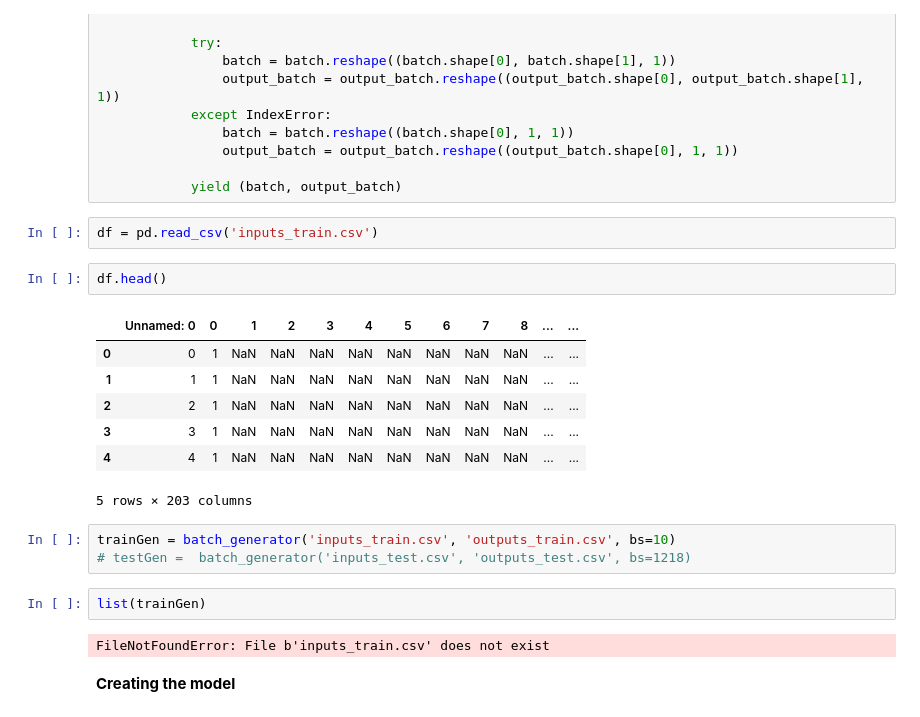
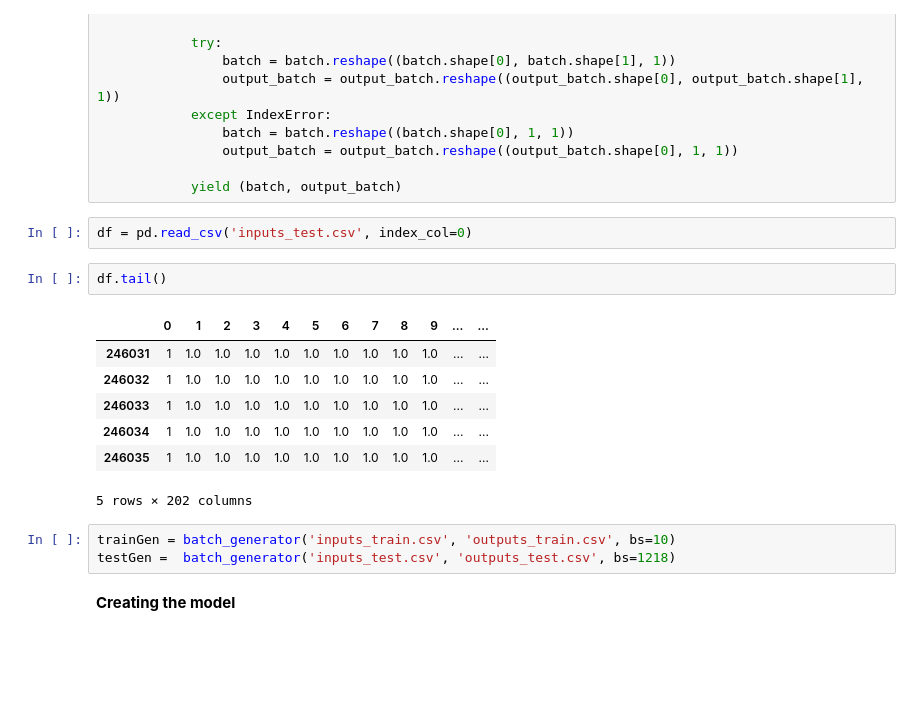
Before and after one commit to Nikoleta-v3/Training-IPD-strategies-with-RNN, a Jupyter notebook: The (chosen) LSTM.ipynb, the cells around one changed output. Cells and saved outputs as stored; diff of their text form; blank space fills up the shorter version.

```diff
--- a/The (chosen) LSTM.ipynb
+++ b/The (chosen) LSTM.ipynb
@@ -42,24 +42,20 @@ def batch_generator(input_path, output_path, bs=2470):
 
             yield (batch, output_batch)
 # %%
-df = pd.read_csv('inputs_train.csv')
+df = pd.read_csv('inputs_test.csv', index_col=0)
 # %%
-df.head()
+df.tail()
 # %% [output]
-|  | Unnamed: 0 | 0 | 1 | 2 | 3 | 4 | 5 | 6 | 7 | 8 | ... | ... |
-| 0 | 0 | 1 | NaN | NaN | NaN | NaN | NaN | NaN | NaN | NaN | ... | ... |
-| 1 | 1 | 1 | NaN | NaN | NaN | NaN | NaN | NaN | NaN | NaN | ... | ... |
-| 2 | 2 | 1 | NaN | NaN | NaN | NaN | NaN | NaN | NaN | NaN | ... | ... |
-| 3 | 3 | 1 | NaN | NaN | NaN | NaN | NaN | NaN | NaN | NaN | ... | ... |
-| 4 | 4 | 1 | NaN | NaN | NaN | NaN | NaN | NaN | NaN | NaN | ... | ... |
+|  | 0 | 1 | 2 | 3 | 4 | 5 | 6 | 7 | 8 | 9 | ... | ... |
+| 246031 | 1 | 1.0 | 1.0 | 1.0 | 1.0 | 1.0 | 1.0 | 1.0 | 1.0 | 1.0 | ... | ... |
+| 246032 | 1 | 1.0 | 1.0 | 1.0 | 1.0 | 1.0 | 1.0 | 1.0 | 1.0 | 1.0 | ... | ... |
+| 246033 | 1 | 1.0 | 1.0 | 1.0 | 1.0 | 1.0 | 1.0 | 1.0 | 1.0 | 1.0 | ... | ... |
+| 246034 | 1 | 1.0 | 1.0 | 1.0 | 1.0 | 1.0 | 1.0 | 1.0 | 1.0 | 1.0 | ... | ... |
+| 246035 | 1 | 1.0 | 1.0 | 1.0 | 1.0 | 1.0 | 1.0 | 1.0 | 1.0 | 1.0 | ... | ... |
-5 rows × 203 columns
+5 rows × 202 columns
 # %%
 trainGen = batch_generator('inputs_train.csv', 'outputs_train.csv', bs=10)
-# testGen =  batch_generator('inputs_test.csv', 'outputs_test.csv', bs=1218)
+testGen =  batch_generator('inputs_test.csv', 'outputs_test.csv', bs=1218)
-# %%
-list(trainGen)
-# %% [output]
-FileNotFoundError: File b'inputs_train.csv' does not exist
 # %% [markdown]
 **Creating the model**
 # %%
```
Also changed, not shown: parts of 1 cell of this notebook, 7 other files.
